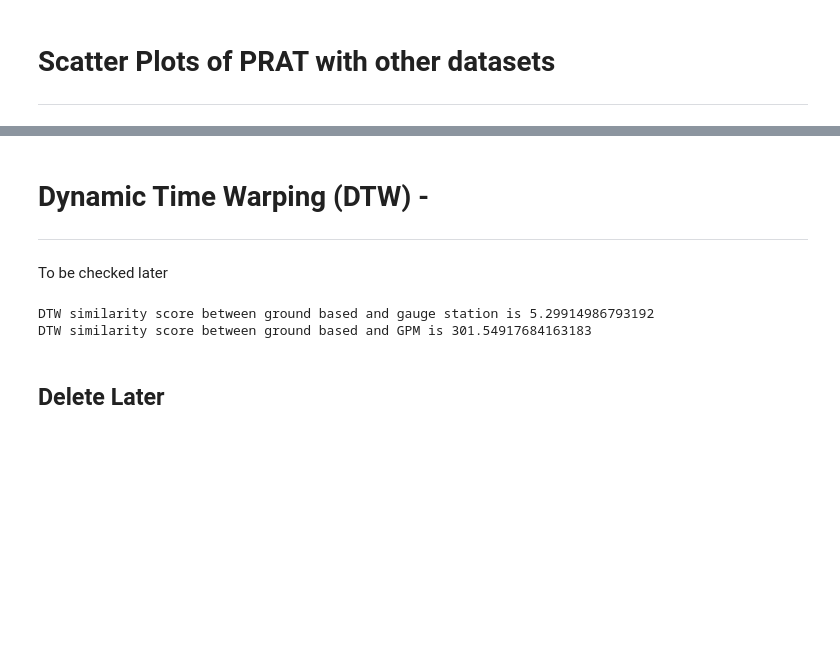
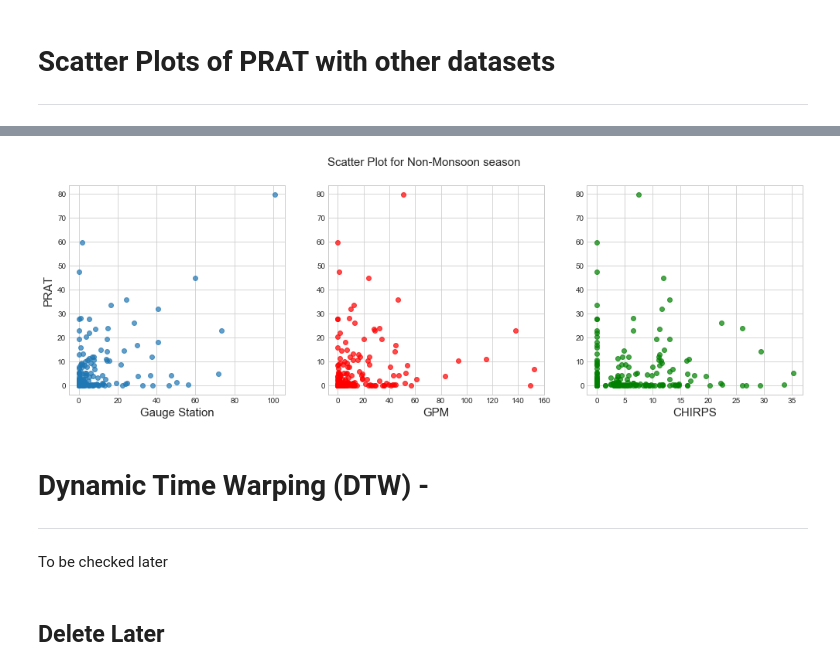
Before and after one commit to dsaharia/PRAT-Rainfall, a Jupyter notebook: imager-rainfall/01_Singapore_prat.ipynb, the cells around one changed output, grey strips where cells are left out. Cells and saved outputs as stored; diff of their text form; code cells hidden in the pictures; blank space fills up the shorter version.

```diff
--- a/imager-rainfall/01_Singapore_prat.ipynb
+++ b/imager-rainfall/01_Singapore_prat.ipynb
@@ -261,18 +300,31 @@ plt.savefig('Figures/monsoon_scatter.pdf');
+# %%
+plt.figure(figsize=(17,5))
+plt.subplot(1,3,1)
+plt.suptitle("Scatter Plot for Non-Monsoon season", fontsize=15)
+plt.scatter(non_monsoon_gauge['rainfall_rate'], non_monsoon_prat['rainfall_rate'], alpha=0.7)
+plt.xlabel('Gauge Station', fontsize=15)
+plt.ylabel('PRAT', fontsize=15)
+plt.subplot(1,3,2)
+plt.scatter(non_monsoon_gpm['precipitationCal'], non_monsoon_prat['rainfall_rate'], alpha=0.7, c='r')
+plt.xlabel('GPM', fontsize=15)
+plt.subplot(1,3,3)
+plt.scatter(non_monsoon_chirps['precip'], non_monsoon_prat['rainfall_rate'], alpha=0.7, c='g')
+plt.xlabel('CHIRPS', fontsize=15);
+#plt.savefig('Figures/non_monsoon_scatter.pdf');
+# %% [output]
+[figure, added]
 # %% [markdown]
 # Dynamic Time Warping (DTW) -
 ---
 To be checked later
 # %%
-scaler = TimeSeriesScalerMeanVariance(mu=0., std=1.)  # Rescale time series
-prat_scaled = scaler.fit_transform(monsoon_prat['rainfall_rate'])
-gauge_scaled = scaler.fit_transform(monsoon_gauge['rainfall_rate'])
-path_gauge, sim_gauge = metrics.dtw_path(prat_scaled.ravel(), gauge_scaled.ravel())
-path_gpm, sim_gpm = metrics.dtw_path(monsoon_prat['rainfall_rate'], monsoon_gpm['precipitationCal'])
-print(f"DTW similarity score between ground based and gauge station is {sim_gauge}")
-print(f"DTW similarity score between ground based and GPM is {sim_gpm}")
+# scaler = TimeSeriesScalerMeanVariance(mu=0., std=1.)  # Rescale time series
+# prat_scaled = scaler.fit_transform(monsoon_prat['rainfall_rate'])
+# gauge_scaled = scaler.fit_transform(monsoon_gauge['rainfall_rate'])
+# path_gauge, sim_gauge = metrics.dtw_path(prat_scaled.ravel(), gauge_scaled.ravel())
+# path_gpm, sim_gpm = metrics.dtw_path(monsoon_prat['rainfall_rate'], monsoon_gpm['precipitationCal'])
+# print(f"DTW similarity score between ground based and gauge station is {sim_gauge}")
+# print(f"DTW similarity score between ground based and GPM is {sim_gpm}")
-# %% [output]
-DTW similarity score between ground based and gauge station is 5.29914986793192
-DTW similarity score between ground based and GPM is 301.54917684163183
 # %% [markdown]
 ## Delete Later
 # %%
```
Also changed, not shown: parts of 12 cells of this notebook.
